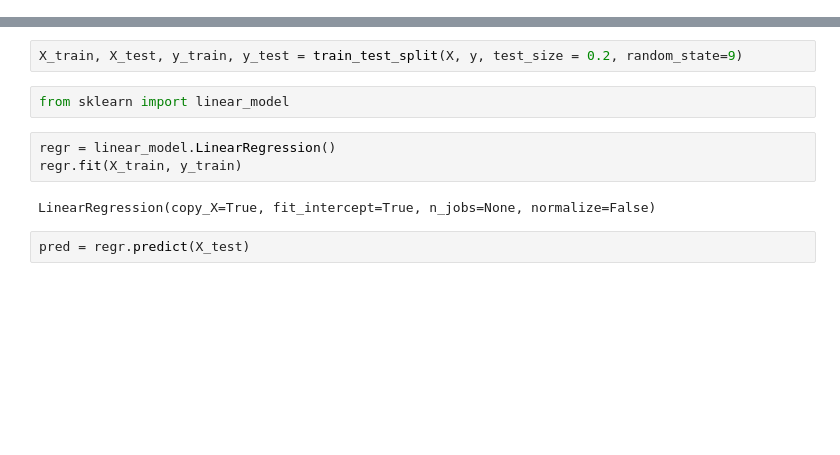
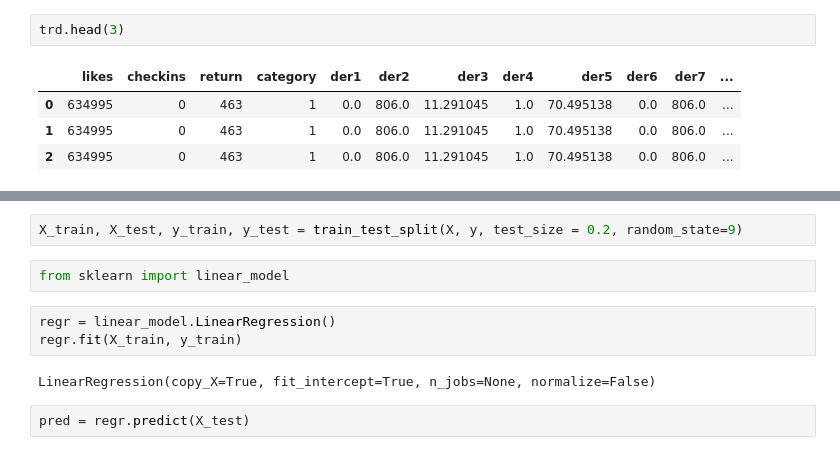
Before and after one commit to AkshayRai20/Projects1, a Jupyter notebook: Akshay_Rai_Team_1_Capstone_Project_3.ipynb, the cells around one changed output, grey strips where cells are left out. Saved outputs shown, nothing was run; the diff lists cells and outputs as text; blank space fills up the shorter version.

```diff
--- a/Akshay_Rai_Team_1_Capstone_Project_3.ipynb
+++ b/Akshay_Rai_Team_1_Capstone_Project_3.ipynb
@@ -169,0 +272,7 @@ y = gputest1['logrun1']
+# %%
+trd.head(3)
+# %% [output]
+|  | likes | checkins | return | category | der1 | der2 | der3 | der4 | der5 | der6 | der7 | ... |
+| 0 | 634995 | 0 | 463 | 1 | 0.0 | 806.0 | 11.291045 | 1.0 | 70.495138 | 0.0 | 806.0 | ... |
+| 1 | 634995 | 0 | 463 | 1 | 0.0 | 806.0 | 11.291045 | 1.0 | 70.495138 | 0.0 | 806.0 | ... |
+| 2 | 634995 | 0 | 463 | 1 | 0.0 | 806.0 | 11.291045 | 1.0 | 70.495138 | 0.0 | 806.0 | ... |
```
Also changed, not shown: parts of 45 cells of this notebook.
